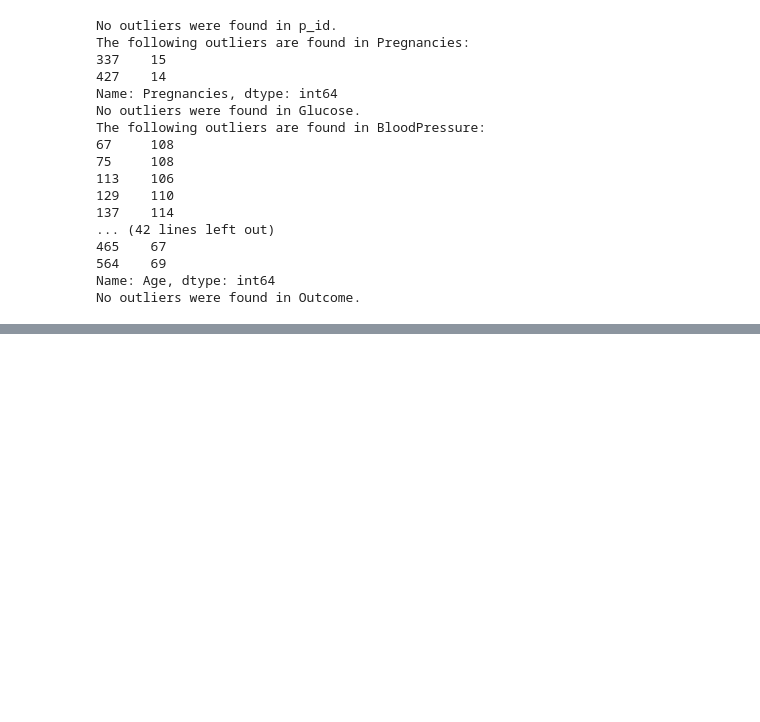
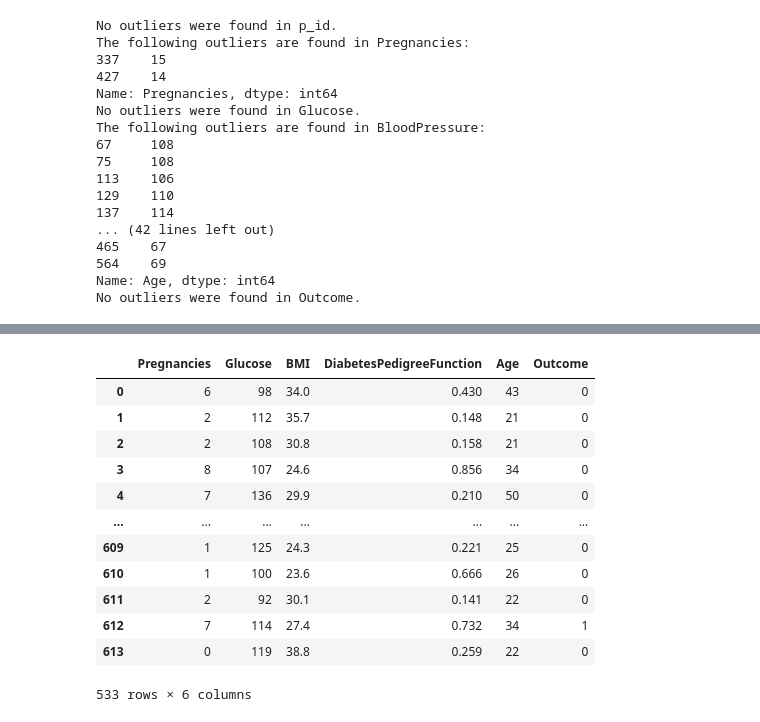
Before and after one commit to BJHeemskerk/MachineLearning, a Jupyter notebook: Notebook_Busse.ipynb, the cells around one changed output, grey strips where cells are left out. Drawn from its saved outputs; the diff is of its cells as text; code cells hidden in the pictures; blank space fills up the shorter version.

```diff
--- a/Notebook_Busse.ipynb
+++ b/Notebook_Busse.ipynb
@@ -295,2 +297,22 @@ data_newer
+# %%
+# Weghalen van de onderstaande kolommen wegens lage relevantie
+data_newest = data_newer
+data_newest = data_newest.drop('p_id', axis=1)
+data_newest = data_newest.drop('BloodPressure', axis=1)
+data_newest
+# %% [output]
+|  | Pregnancies | Glucose | BMI | DiabetesPedigreeFunction | Age | Outcome |
+| 0 | 6 | 98 | 34.0 | 0.430 | 43 | 0 |
+| 1 | 2 | 112 | 35.7 | 0.148 | 21 | 0 |
+| 2 | 2 | 108 | 30.8 | 0.158 | 21 | 0 |
+| 3 | 8 | 107 | 24.6 | 0.856 | 34 | 0 |
+| 4 | 7 | 136 | 29.9 | 0.210 | 50 | 0 |
+| ... | ... | ... | ... | ... | ... | ... |
+| 609 | 1 | 125 | 24.3 | 0.221 | 25 | 0 |
+| 610 | 1 | 100 | 23.6 | 0.666 | 26 | 0 |
+| 611 | 2 | 92 | 30.1 | 0.141 | 22 | 0 |
+| 612 | 7 | 114 | 27.4 | 0.732 | 34 | 1 |
+| 613 | 0 | 119 | 38.8 | 0.259 | 22 | 0 |
+533 rows × 6 columns
 # %%
 from sklearn.model_selection import train_test_split
```
Also changed, not shown: parts of 12 cells of this notebook.
